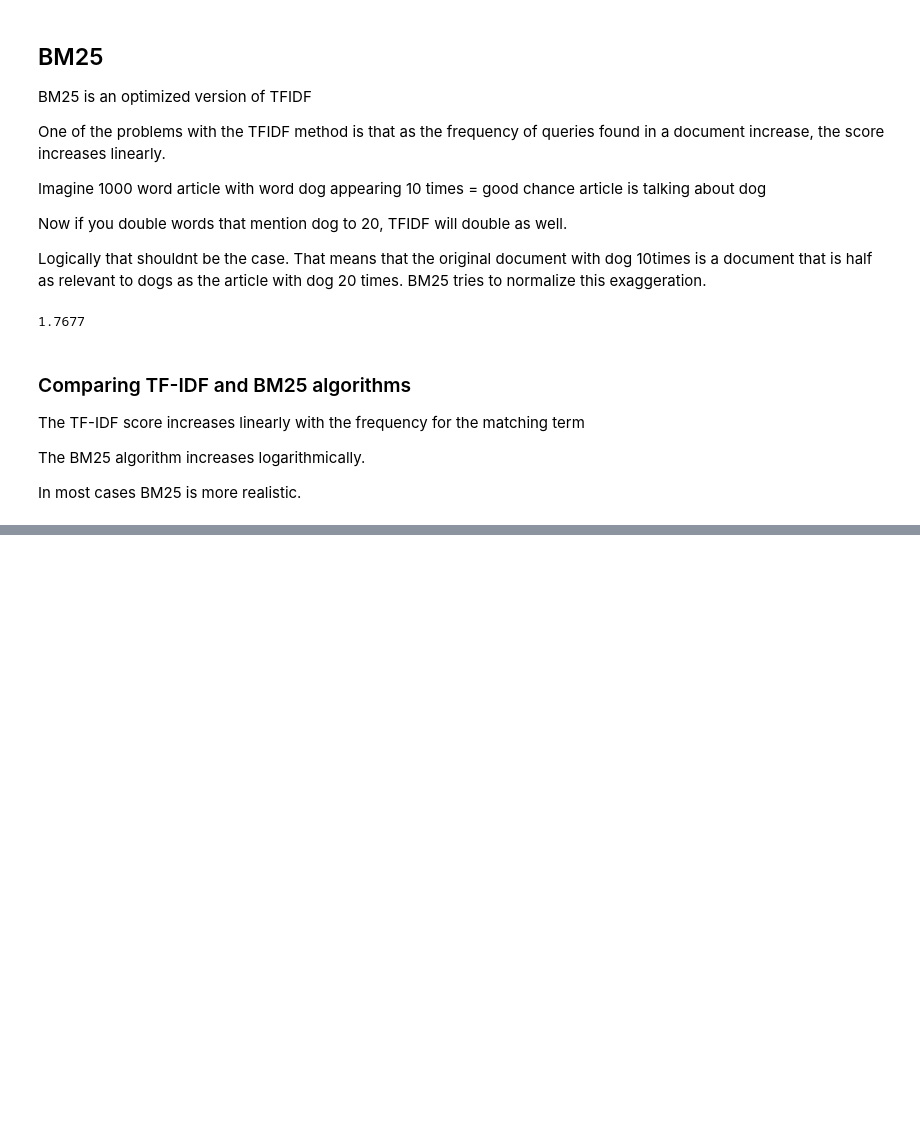
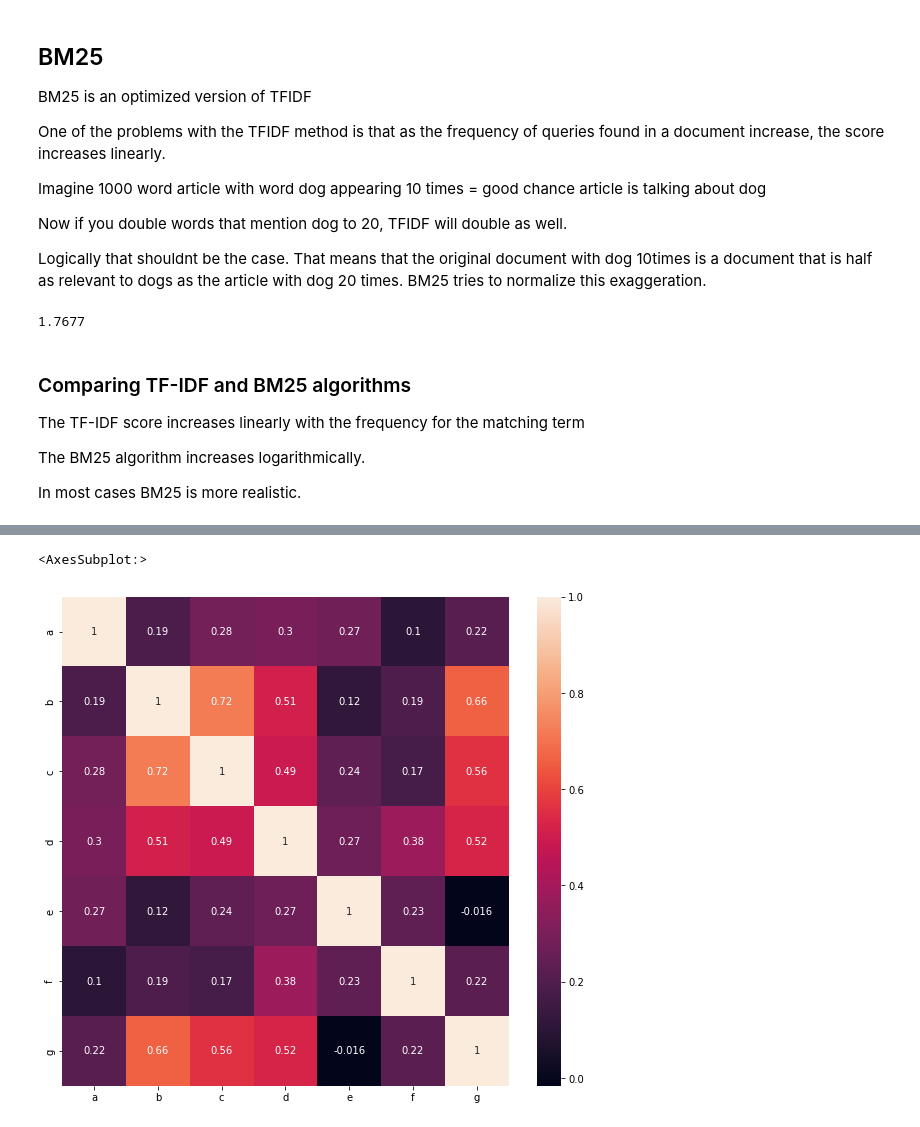
Before and after one commit to paulowe/similarityRank, a Jupyter notebook: similarityrank.ipynb, the cells around one changed output, grey strips where cells are left out. Drawn from its saved outputs; the diff is of its cells as text; code cells hidden in the pictures; blank space fills up the shorter version.

```diff
--- a/similarityrank.ipynb
+++ b/similarityrank.ipynb
@@ -194,0 +201,14 @@ For example words like hi == hello in their vector similarity
+# %%
+a = "purple is the best city in the forest"
+b = "there is an art to getting your way and throwing bananas on to the street is not it"
+c = "it is not often you find soggy bananas on the street"
+d = "green should have smelled more tranquil but somehow it just tasted rotten"
+e = "joyce enjoyed eating pancakes with ketchup"
+f = "as the asteroid hurtled toward earth becky was upset her dentist appointment had been canceled"
+g = "to get your way you must not bombard the road with yellow fruit"
+# %%
+from sentence_transformers import SentenceTransformer
+
+model = SentenceTransformer('bert-base-nli-mean-tokens') # sentence bert
+
+sentence_embeddings = model.encode([a, b, c, d, e, f, g])
@@ -194,0 +232,11 @@ For example words like hi == hello in their vector similarity
+# %%
+N = sentence_embeddings.shape[0] # num of docs
+# %%
+from sklearn.metrics.pairwise import cosine_similarity
+import numpy as np
+
+# calculate similarity scores (will store results in array)
+
+scores = np.zeros((N, N)) # np array of N by N because we want to evaluate each document with one another
+for i in range(N):
+    scores[i, :] = cosine_similarity([sentence_embeddings[i]], sentence_embeddings)[0]
@@ -194,0 +260,10 @@ For example words like hi == hello in their vector similarity
+# %%
+import matplotlib.pyplot as plt
+import seaborn as sns
+
+plt.figure(figsize=(10,9))
+labels = ['a', 'b', 'c', 'd', 'e', 'f', 'g']
+sns.heatmap(scores, xticklabels=labels, yticklabels=labels, annot=True)
+# %% [output]
+<AxesSubplot:>
+[figure, added]
```
Also changed, not shown: parts of 5 cells of this notebook, 1 other file.
